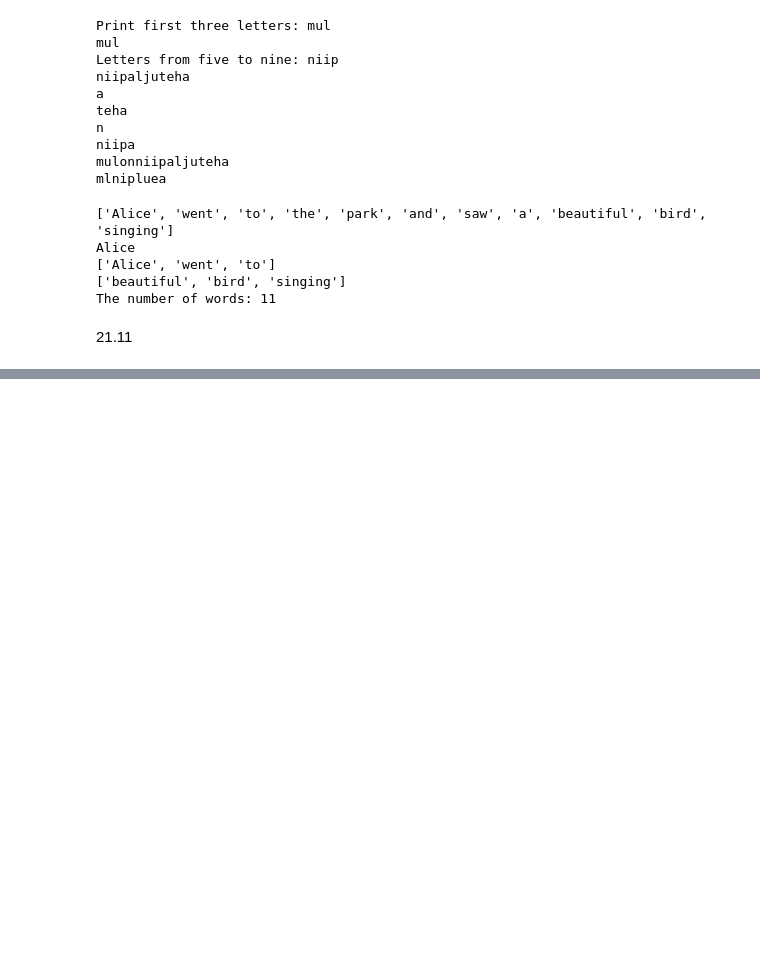
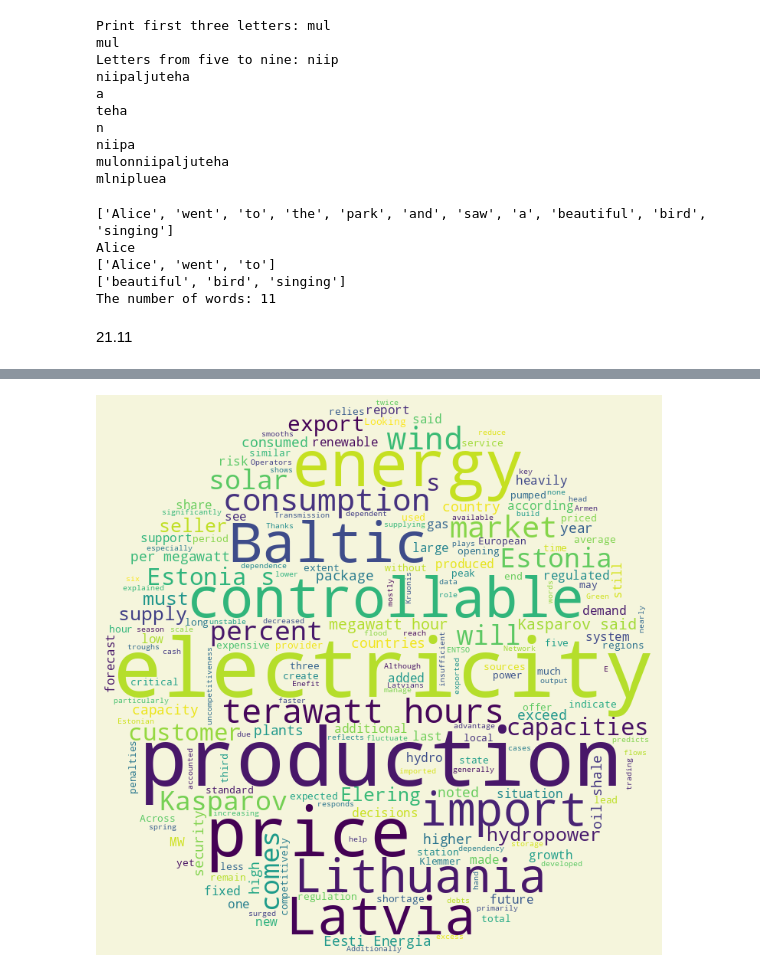
Before and after one commit to helenajyrgenson/dt-2025-data-visualisation, a Jupyter notebook: notebooks/class_work/week_11.ipynb, the cells around one changed output, grey strips where cells are left out. Saved outputs shown, nothing was run; the diff lists cells and outputs as text; code cells hidden in the pictures; blank space fills up the shorter version.

```diff
--- a/notebooks/class_work/week_11.ipynb
+++ b/notebooks/class_work/week_11.ipynb
@@ -137,0 +163,19 @@ text = urllib.request.urlopen("").read().decode("utf-8") #use this last part to
+# %%
+#get text from file, make it into wordcloud and change the shape
+from wordcloud import WordCloud
+from PIL import Image #import image class from PIL
+import urllib.request #Library to work with URL
+
+import numpy as np #another library, in order to work with image masks we need this library
+
+#text link from the drive https://drive.google.com/file/d/11aaxlQdcjTygtzvzCBAIuQ16t8eLwyXi/view?usp=sharing , use same
+#format as before https://drive.google.com/uc?export=download&id=FILE_ID
+text = urllib.request.urlopen("https://drive.google.com/uc?export=download&id=11aaxlQdcjTygtzvzCBAIuQ16t8eLwyXi").read().decode()
+
+#also gonna need the image, just copy previous one
+img = urllib.request.urlretrieve("https://drive.google.com/uc?export=download&id=1sLctU_YlWYfq5jYNOm5yMOg7k8ADDsSc", "image1.png")
+
+#gonna recreate the wordcloud and this mask=...and so on is to change the shape and also gonna change the background color
+WordCloud(mask=np.array(Image.open("image1.png")), background_color="beige").generate_from_text(text).to_image()
+# %% [output]
+[figure, added]
```
Also changed, not shown: parts of 5 cells of this notebook, 1 other file.
